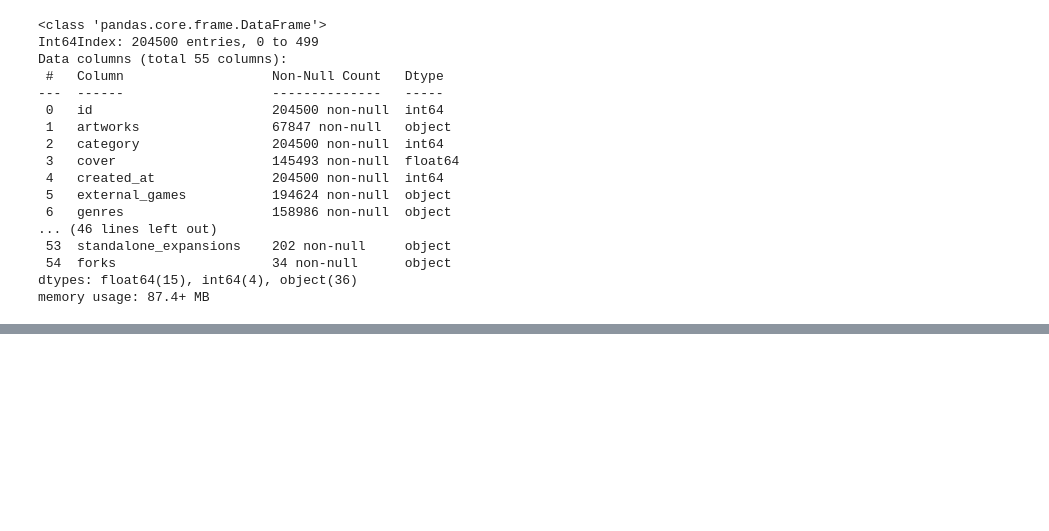
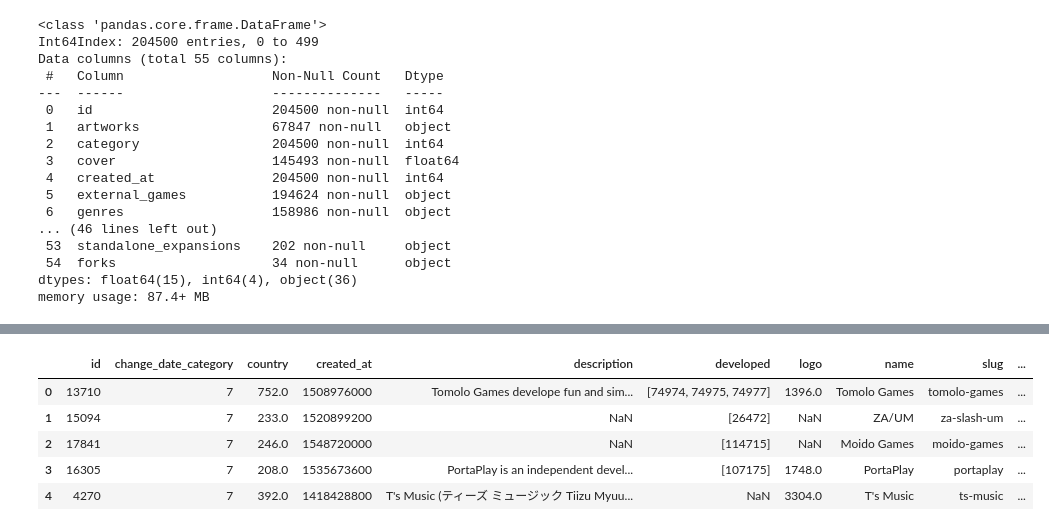
Before and after one commit to MrEnigmamgine/Videogame-Capstone_fork, a Jupyter notebook: jarrid_workbook.ipynb, the cells around one changed output, grey strips where cells are left out. Cells and saved outputs as stored; diff of their text form; code cells hidden in the pictures; blank space fills up the shorter version.

```diff
--- a/jarrid_workbook.ipynb
+++ b/jarrid_workbook.ipynb
@@ -1187,0 +1333,9 @@ memory usage: 87.4+ MB
+# %%
+companies.head()
+# %% [output]
+|  | id | change_date_category | country | created_at | description | developed | logo | name | slug | ... |
+| 0 | 13710 | 7 | 752.0 | 1508976000 | Tomolo Games develope fun and sim... | [74974, 74975, 74977] | 1396.0 | Tomolo Games | tomolo-games | ... |
+| 1 | 15094 | 7 | 233.0 | 1520899200 | NaN | [26472] | NaN | ZA/UM | za-slash-um | ... |
+| 2 | 17841 | 7 | 246.0 | 1548720000 | NaN | [114715] | NaN | Moido Games | moido-games | ... |
+| 3 | 16305 | 7 | 208.0 | 1535673600 | PortaPlay is an independent devel... | [107175] | 1748.0 | PortaPlay | portaplay | ... |
+| 4 | 4270 | 7 | 392.0 | 1418428800 | T's Music (ティーズ ミュージック Tiizu Myuu... | NaN | 3304.0 | T's Music | ts-music | ... |
```
Also changed, not shown: parts of 19 cells of this notebook.
